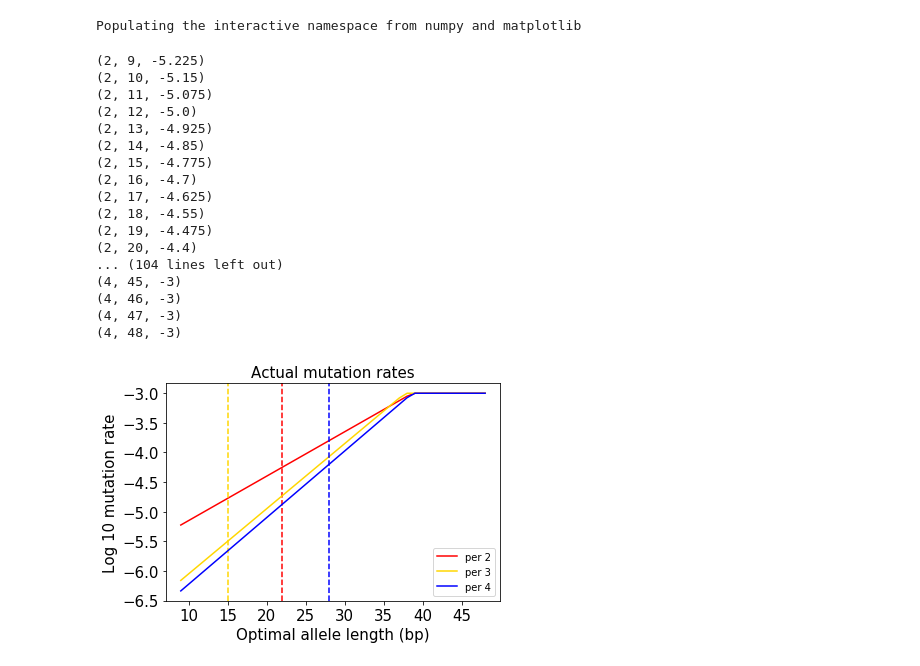
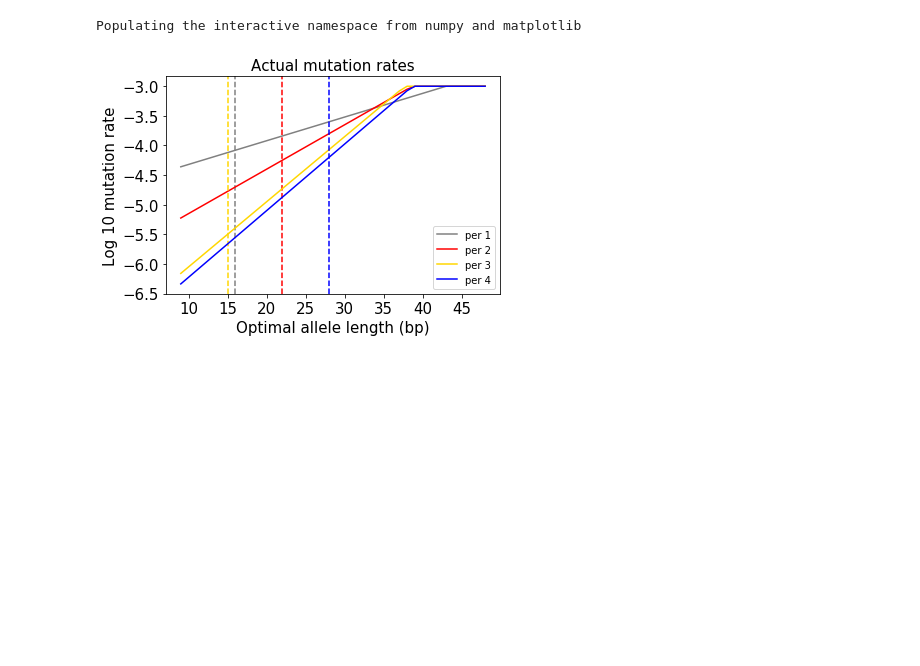
Before and after one commit to BonnieCSE/STRSelection, a Jupyter notebook: figures/SupplementalFigure_Mutparams.ipynb, the cells around one changed output. Drawn from its saved outputs; the diff is of its cells as text; code cells hidden in the pictures; blank space fills up the shorter version.

Commit message:
reorganize figures

```diff
--- a/figures/SupplementalFigure_Mutparams.ipynb
+++ b/figures/SupplementalFigure_Mutparams.ipynb
@@ -26,7 +26,7 @@ x = list(range(9, 49)) # X axis - optimal allele length
 dic_y_axis = {} # Y axis - log 10 mutation rate
 
 # Initialize dictionary of y axis lists
-periods = [2,3,4]
+periods = [1,2,3,4]
 for per in periods:
     dic_y_axis[per] = []
 
@@ -34,54 +34,38 @@ for per in periods:
 period_info = {}
 
 # mu, L, repeat unit corresponding to mu, filtering threshold
-#period_info[1] = [10**-4.2, 0.04, 13, 20]
+period_info[1] = [10**-4.2, 0.04, 13, 16]
+#period_info[2] = [10**-3.45, 0.096, 10, 11]
 period_info[2] = [10**-5, 0.15, 6, 11]
 period_info[3] = [10**-5.5, 0.33, 5, 5]
 period_info[4] = [10**-6, 0.45, 3, 7]
 
 for per in period_info:
     mu = period_info[per][0]
     L = period_info[per][1]
     ru = period_info[per][2]
     for elem in x:
 
         log_mu = np.log10(mu)+L*(elem/per-ru)
 
         if log_mu < MIN_LOG_MU:
             log_mu = MIN_LOG_MU
 
         if log_mu > MAX_LOG_MU:
             log_mu = MAX_LOG_MU
 
         dic_y_axis[per].append(log_mu)
-        print((per, elem, log_mu))
+        #print((per, elem, log_mu))
 plt.figure(1)
 for per in dic_y_axis:
     plt.plot(x,dic_y_axis[per],label='per ' + str(per), color=color_dic[per])
     plt.axvline(x=period_info[per][3]*per, color=color_dic[per], linestyle = '--')
 plt.xlabel('Optimal allele length (bp)', size=15)
 plt.ylabel('Log 10 mutation rate', size=15)
 plt.title('Actual mutation rates', size=15)
 plt.xticks(fontsize=15)
 plt.yticks(fontsize=15)
 plt.legend()
-plt.savefig(PLOTDIR + 'actual_mut_rates.pdf', bbox_inches='tight')
+plt.savefig(PLOTDIR + 'actual_mut_rates.png', bbox_inches='tight')
 # %% [output]
-(2, 9, -5.225)
-(2, 10, -5.15)
-(2, 11, -5.075)
-(2, 12, -5.0)
-(2, 13, -4.925)
-(2, 14, -4.85)
-(2, 15, -4.775)
-(2, 16, -4.7)
-(2, 17, -4.625)
-(2, 18, -4.55)
-(2, 19, -4.475)
-(2, 20, -4.4)
-... (104 lines left out)
-(4, 45, -3)
-(4, 46, -3)
-(4, 47, -3)
-(4, 48, -3)
-[figure, old version]
+[figure, new version]
```
Also changed, not shown: 12 other files.
